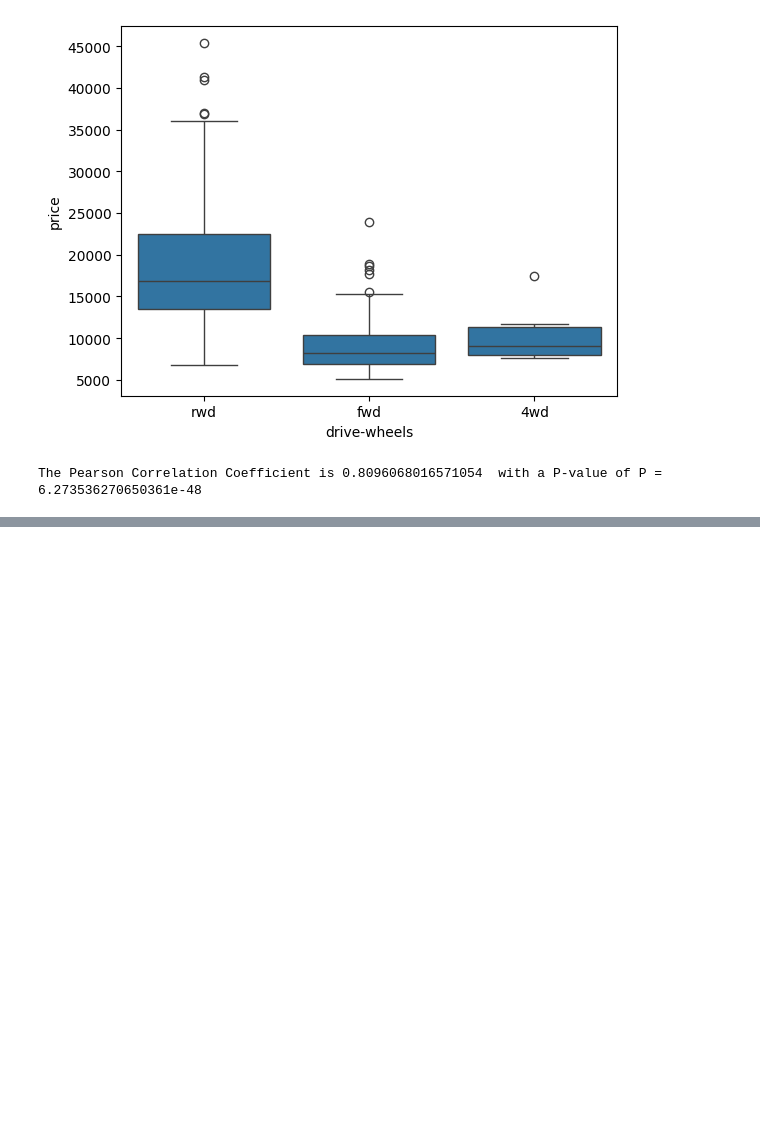
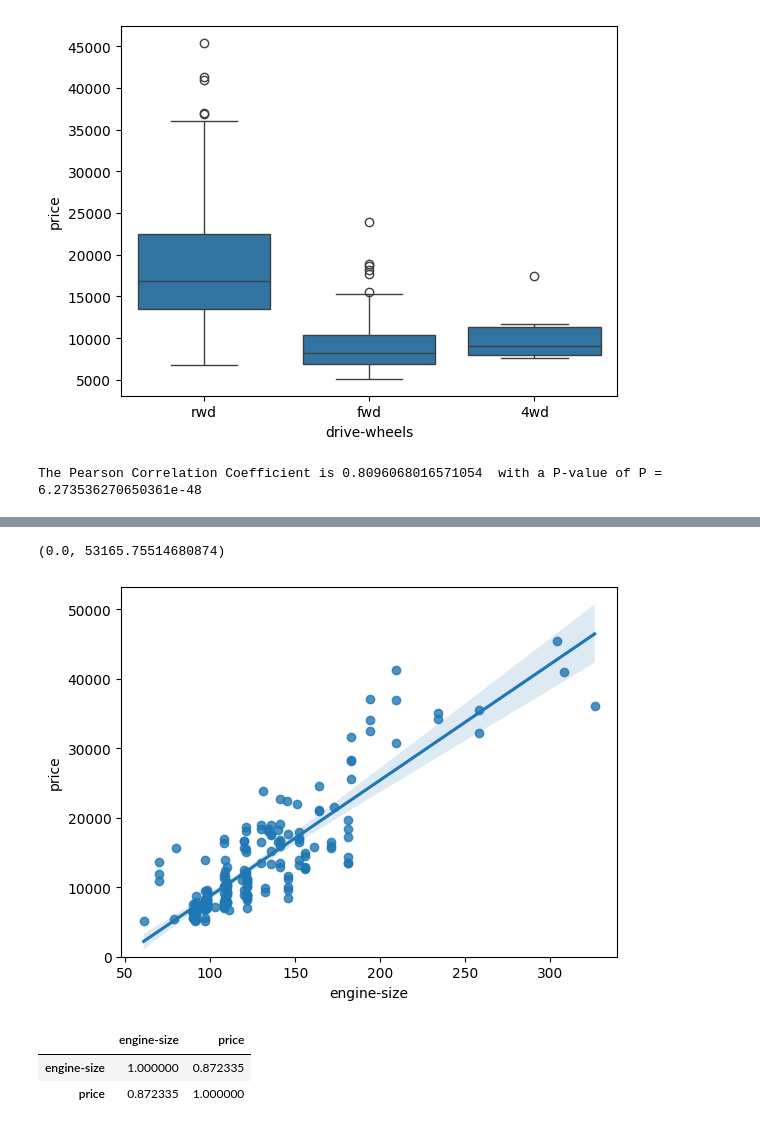
Before and after one commit to Donsd/jupyterNoteBook, a Jupyter notebook: cardataset.ipynb, the cells around one changed output, grey strips where cells are left out. Drawn from its saved outputs; the diff is of its cells as text; code cells hidden in the pictures; blank space fills up the shorter version.

```diff
--- a/cardataset.ipynb
+++ b/cardataset.ipynb
@@ -492,0 +515,12 @@ The Pearson Correlation Coefficient is 0.8096068016571054  with a P-value of P =
+# %%
+sns.regplot(x='engine-size',y='price',data=data)
+plt.ylim(0,)
+# %% [output]
+(0.0, 53165.75514680874)
+[figure, added]
+# %%
+data[['engine-size','price']].corr()
+# %% [output]
+|  | engine-size | price |
+| engine-size | 1.000000 | 0.872335 |
+| price | 0.872335 | 1.000000 |
```
Also changed, not shown: parts of 20 cells of this notebook.
